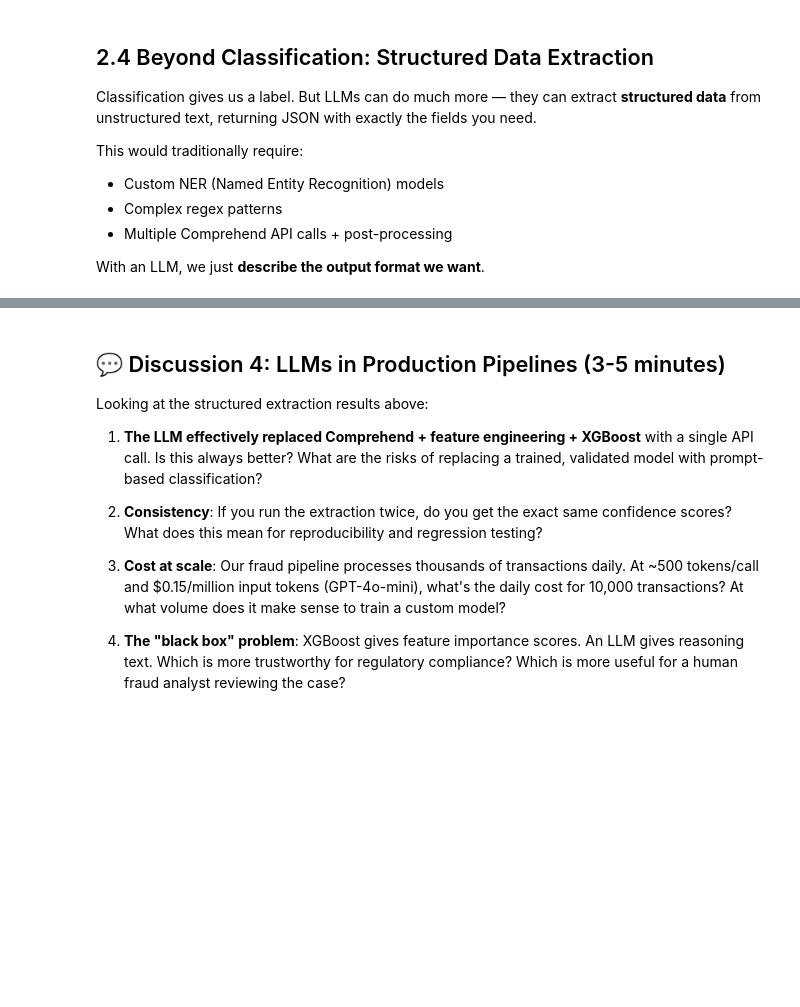
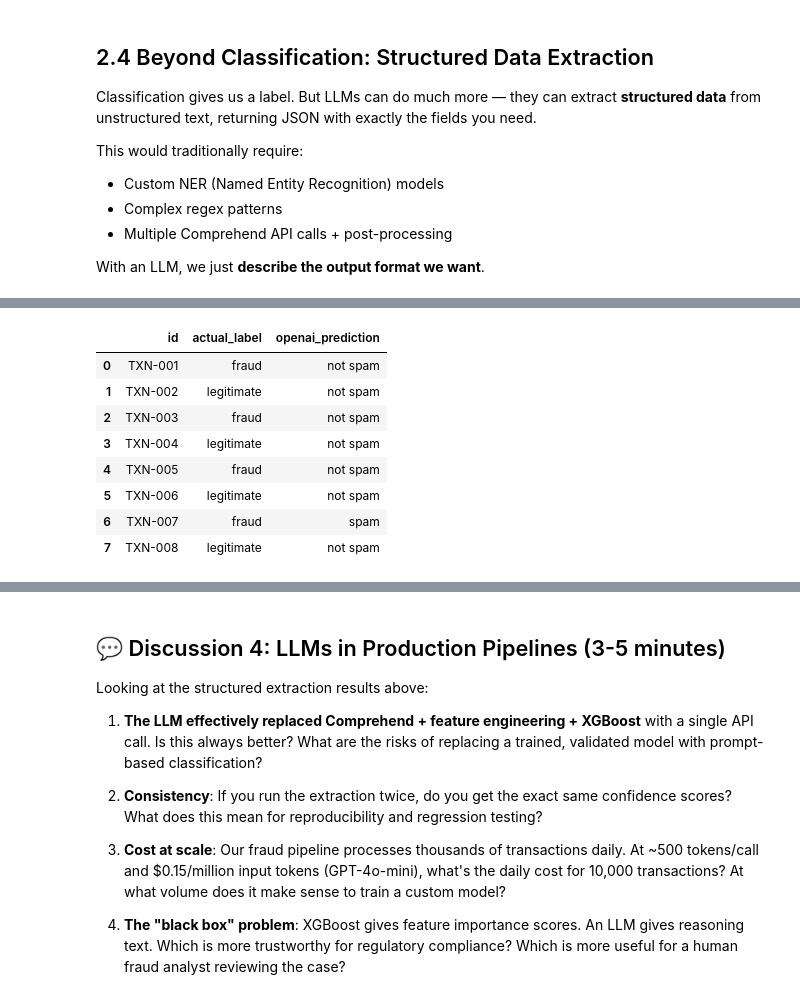
Before and after one commit to axel-sirota/bread-financial-academy-fraud-detection-starter-repo, a Jupyter notebook: exercises/week_11_large_language_models/week_11_large_language_models.ipynb, the cells around one changed output, grey strips where cells are left out. Drawn from its saved outputs; the diff is of its cells as text; code cells hidden in the pictures; blank space fills up the shorter version.

```diff
--- a/exercises/week_11_large_language_models/week_11_large_language_models.ipynb
+++ b/exercises/week_11_large_language_models/week_11_large_language_models.ipynb
@@ -998,0 +1133,88 @@ print("   And it did this with ZERO training — just a well-crafted prompt.")
+# %%
+# =============================================================================
+#LAB: Extract Structured Fraud Signals as JSON
+# =============================================================================
+# Instead of just "fraud/legitimate", we ask for a complete risk assessment.
+# OpenAI supports response_format={"type": "json_object"} to enforce valid JSON.
+# =============================================================================
+# LAB 1: CLASSIFY TRANSACTIONS WITH OPENAI & ANTHROPIC
+# =============================================================================
+
+# Few-shot examples to include in your prompts
+FEW_SHOT_EXAMPLES = """
+Example 1:
+Transaction: "You won million dollars click here"
+Classification: spam
+
+Example 2:
+Transaction: "Your account is locked click here"
+Classification: spam
+
+Example 3:
+Transaction: "You subscribed to newsletter"
+Classification: not spam
+"""
+
+def classify_with_openai(description):
+    """
+    Classify a single transaction description using OpenAI GPT-4o-mini
+    with few-shot prompting. Returns 'spam' or 'not spam'.
+    """
+    client = OpenAI()
+
+    # Build the prompt using FEW_SHOT_EXAMPLES + the transaction description
+    user_prompt = f"""{FEW_SHOT_EXAMPLES}
+Now classify this transaction (respond with ONLY 'spam' or 'not spam'):
+Transaction: "{description}"
+Classification:"""
+
+    # YOUR CODE: Create the chat completion request
+    response = client.chat.completions.create(
+         model="gpt-4o-mini",
+    messages=[
+        {"role": "system", "content": "You are an expert at identifying spam"},
+        {"role": "user", "content": user_prompt}
+    ],
+    max_tokens=5
+    )
+
+    # YOUR CODE: Extract and clean the prediction text
+    prediction = response.choices[0].message.content.strip()  # YOUR CODE
+
+    return prediction
+
+
+# =============================================================================
+# RUN CLASSIFICATION ON ALL TRANSACTIONS
+# =============================================================================
+results = []
+
+for txn in transaction_descriptions:
+    print(f"Classifying {txn['id']}...")
+
+    # YOUR CODE: Call both classifiers
+    openai_pred = classify_with_openai(txn["description"])  # YOUR CODE
+    time.sleep(0.5)  # Rate limiting
+
+
+    results.append({
+        'id': txn['id'],
+        'actual_label': txn['actual_label'],
+        'openai_prediction': openai_pred
+    })
+
+# YOUR CODE: Create DataFrame
+results_df = pd.DataFrame(results)  # YOUR CODE
+
+# YOUR CODE: Calculate accuracy for each provider
+openai_accuracy = (results_df["actual_label"]==results_df["openai_prediction"]).mean() # YOUR CODE
+
+
+# Verification
+if results_df is not None:
+    print(f"\n✅ Classification complete!")
+    display(results_df)
+    print(f"\nOpenAI Accuracy:    {openai_accuracy:.1%}")
+else:
+    print("❌ Lab 1 incomplete — fill in the YOUR CODE sections above")
+# %% [output]
@@ -998,0 +1231,9 @@ print("   And it did this with ZERO training — just a well-crafted prompt.")
+|  | id | actual_label | openai_prediction |
+| 0 | TXN-001 | fraud | not spam |
+| 1 | TXN-002 | legitimate | not spam |
+| 2 | TXN-003 | fraud | not spam |
+| 3 | TXN-004 | legitimate | not spam |
+| 4 | TXN-005 | fraud | not spam |
+| 5 | TXN-006 | legitimate | not spam |
+| 6 | TXN-007 | fraud | spam |
+| 7 | TXN-008 | legitimate | not spam |
```
Also changed, not shown: parts of 10 cells of this notebook.
